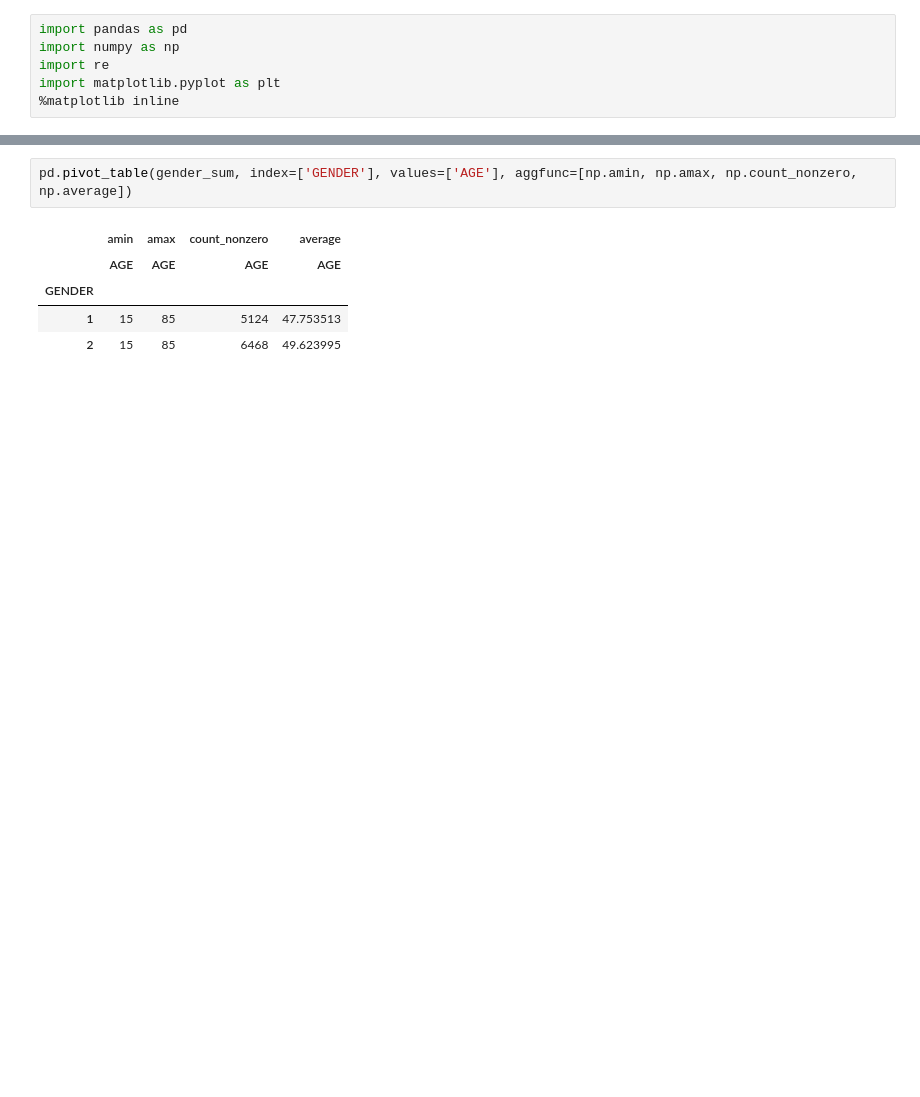
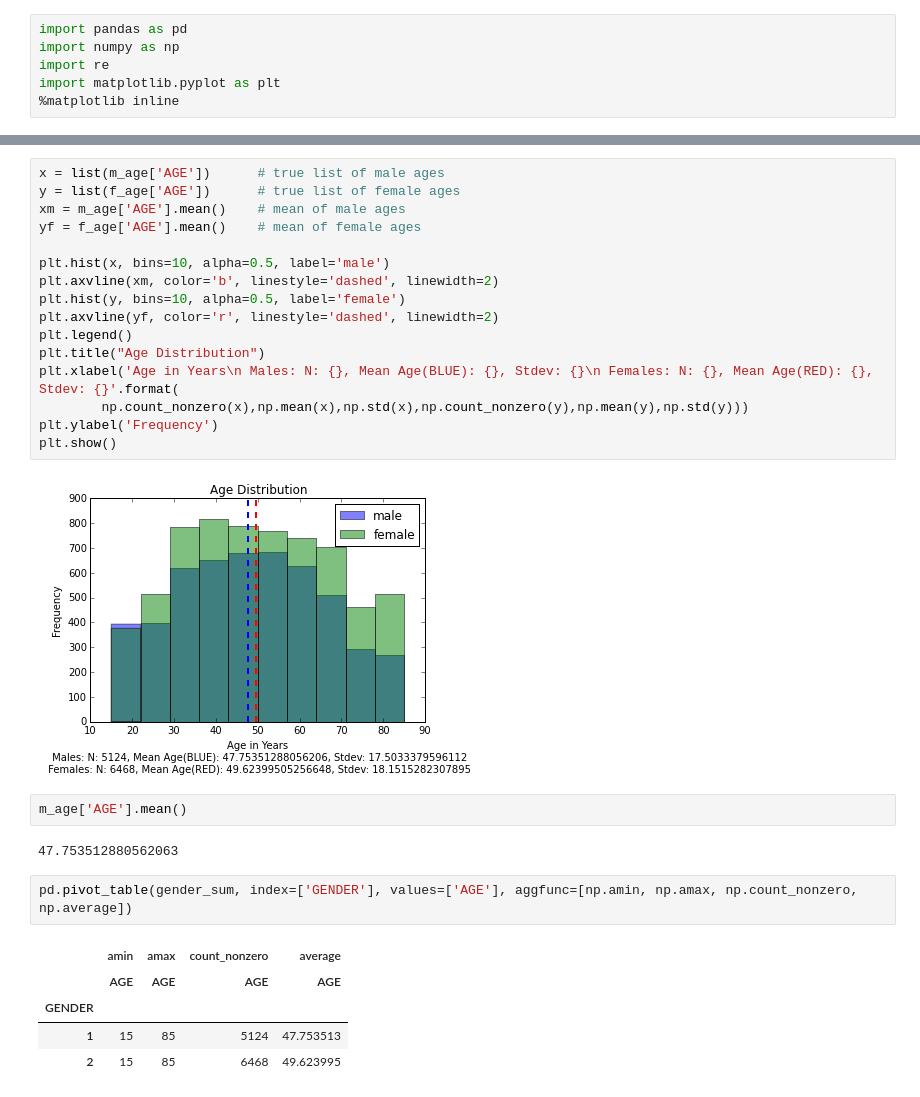
Before and after one commit to BobAmand/atus-analysis, a Jupyter notebook: summary_analysis_MVP.ipynb, the cells around one changed output, grey strips where cells are left out. Cells and saved outputs as stored; diff of their text form; blank space fills up the shorter version.

```diff
--- a/summary_analysis_MVP.ipynb
+++ b/summary_analysis_MVP.ipynb
@@ -22,3 +44,25 @@ gender_sum = gender_sum.rename(columns={'tucaseid':'CASE_ID',
+# %%
+x = list(m_age['AGE'])      # true list of male ages
+y = list(f_age['AGE'])      # true list of female ages
+xm = m_age['AGE'].mean()    # mean of male ages
+yf = f_age['AGE'].mean()    # mean of female ages
+
+plt.hist(x, bins=10, alpha=0.5, label='male')
+plt.axvline(xm, color='b', linestyle='dashed', linewidth=2)
+plt.hist(y, bins=10, alpha=0.5, label='female')
+plt.axvline(yf, color='r', linestyle='dashed', linewidth=2)
+plt.legend()
+plt.title("Age Distribution")
+plt.xlabel('Age in Years\n Males: N: {}, Mean Age(BLUE): {}, Stdev: {}\n Females: N: {}, Mean Age(RED): {}, Stdev: {}'.format(
+        np.count_nonzero(x),np.mean(x),np.std(x),np.count_nonzero(y),np.mean(y),np.std(y)))
+plt.ylabel('Frequency')
+plt.show()
+# %% [output]
+[figure, added]
+# %%
+m_age['AGE'].mean()
+# %% [output]
+47.753512880562063
 # %%
 pd.pivot_table(gender_sum, index=['GENDER'], values=['AGE'], aggfunc=[np.amin, np.amax, np.count_nonzero, np.average])
 # %% [output]
```
Also changed, not shown: parts of 10 cells of this notebook, 1 other file.
